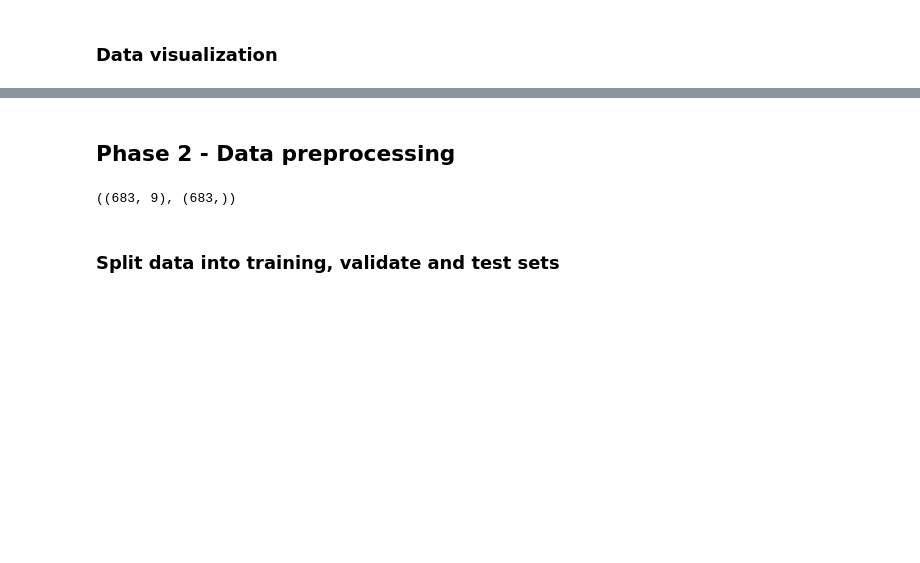
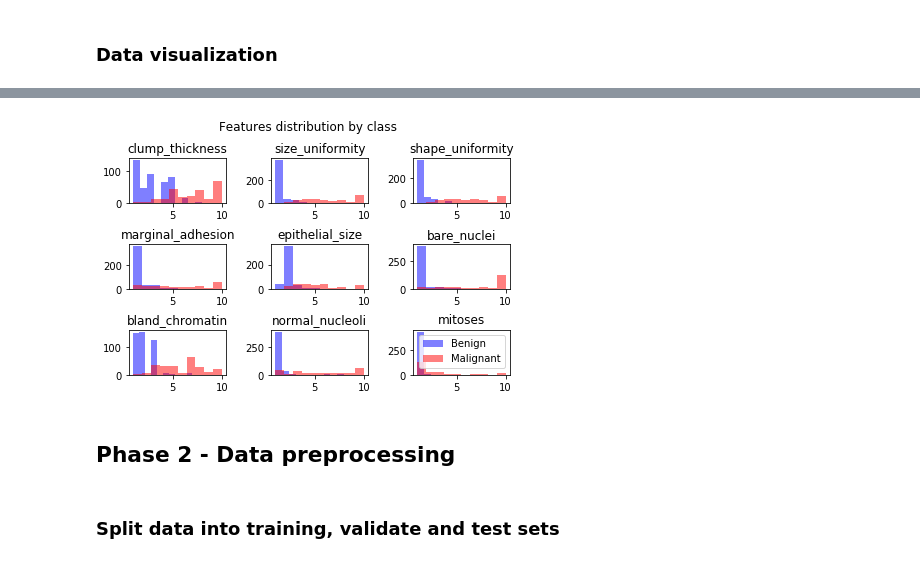
Before and after one commit to RaulMurillo/Aprendizaje-Automatico, a Jupyter notebook: Proyecto final.ipynb, the cells around one changed output, grey strips where cells are left out. Drawn from its saved outputs; the diff is of its cells as text; code cells hidden in the pictures; blank space fills up the shorter version.

```diff
--- a/Proyecto final.ipynb
+++ b/Proyecto final.ipynb
@@ -81,26 +84,28 @@ plt.show()
 # %%
 # For different diagnosis visual comparisons
 # create two dataframes
-neg_dataf = dataset[Y == 2]
-pos_dataf = dataset[Y == 4]
+neg_dataf = dataset[Y == 0]
+pos_dataf = dataset[Y == 1]
 
 features = list(dataset.columns[1:-1])
 
 # Visualize all the features for positive and negative diagnoses
 fig = plt.figure()
+plt.suptitle("Features distribution by class")
 
 for i, f in enumerate(features):
-    i +=1
-
+    i += 1
     ax = fig.add_subplot(3, 3, i)
 
     # Plot corresponding histogram
-    ax.hist(neg_dataf[f], label='Benign', stacked = True, alpha = 0.5, color = 'b')
-    ax.hist(pos_dataf[f], label='Malignant', stacked = True, alpha = 0.5, color = 'r')
+    ax.hist(neg_dataf[f], label="Benign", stacked=True, alpha=0.5, color="b")
+    ax.hist(
+        pos_dataf[f], label="Malignant", stacked=True, alpha=0.5, color="r")
     ax.set_title(f)
-
 
 plt.tight_layout()
 plt.legend()
+plt.subplots_adjust(top=0.85)
+plt.savefig("features.png")
 plt.show()
 # %% [output]
@@ -109,11 +112,3 @@ plt.show()
+[figure, added]
 # %% [markdown]
 ## Phase 2 - Data preprocessing
-# %%
-X = dataset[features].values
-
-labelencoder_Y = LabelEncoder()
-Y = labelencoder_Y.fit_transform(Y)
-
-X.shape, Y.shape
-# %% [output]
-((683, 9), (683,))
```
Also changed, not shown: parts of 37 cells of this notebook.
